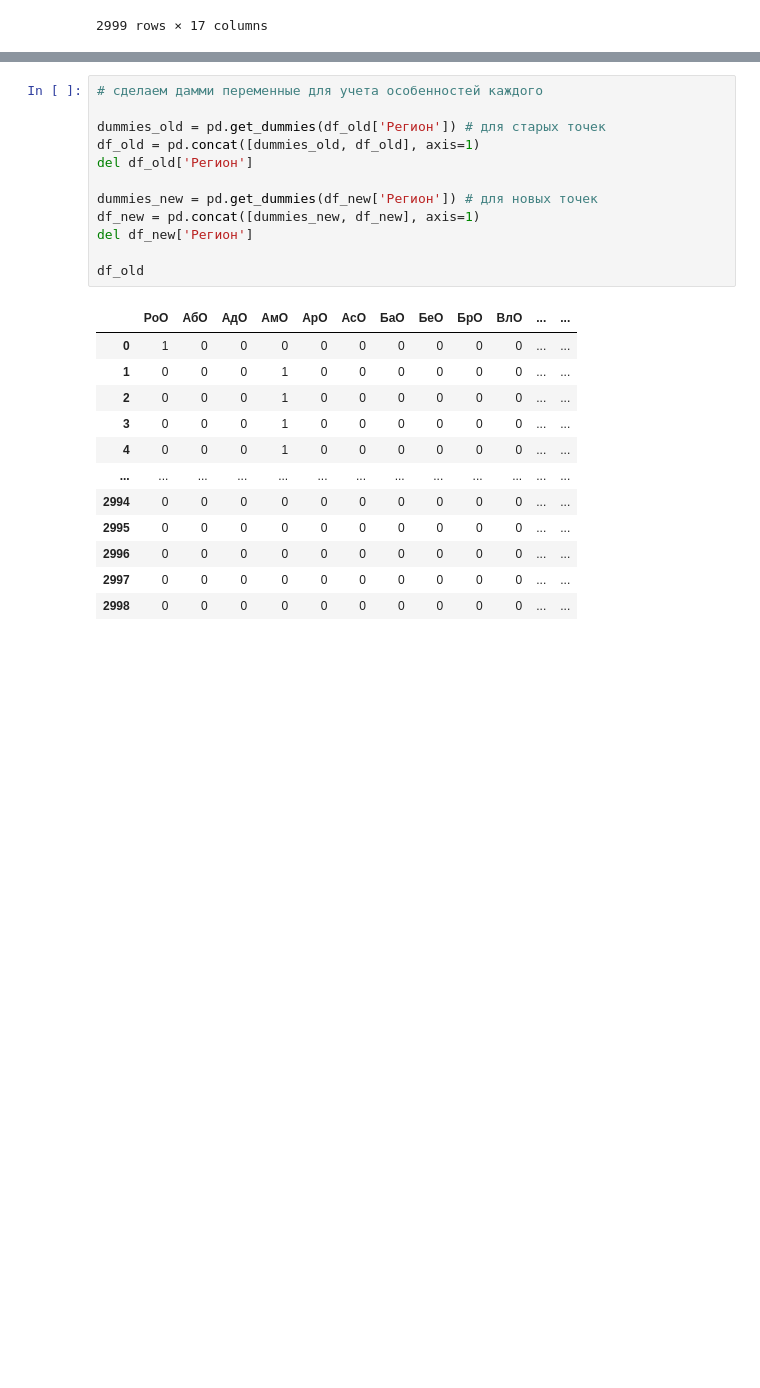
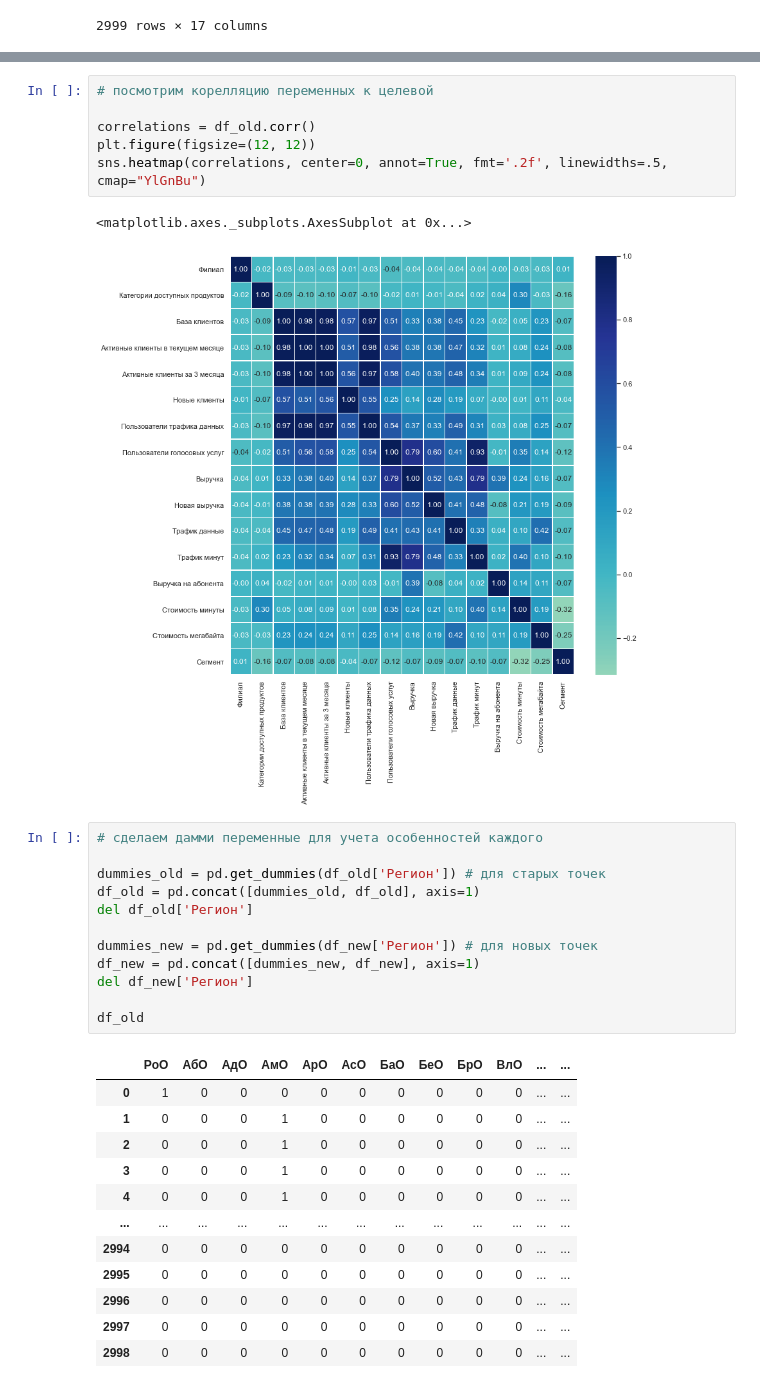
Before and after one commit to dlisitsin/models, a Jupyter notebook: classification.ipynb, the cells around one changed output, grey strips where cells are left out. Saved outputs shown, nothing was run; the diff lists cells and outputs as text; blank space fills up the shorter version.

```diff
--- a/classification.ipynb
+++ b/classification.ipynb
@@ -155,3 +256,12 @@ df_old
+# %%
+# посмотрим корелляцию переменных к целевой
+
+correlations = df_old.corr()
+plt.figure(figsize=(12, 12))
+sns.heatmap(correlations, center=0, annot=True, fmt='.2f', linewidths=.5, cmap="YlGnBu")
+# %% [output]
+<matplotlib.axes._subplots.AxesSubplot at 0x...>
+[figure, added]
 # %%
 # сделаем дамми переменные для учета особенностей каждого
 
```
Also changed, not shown: parts of 28 cells of this notebook.
